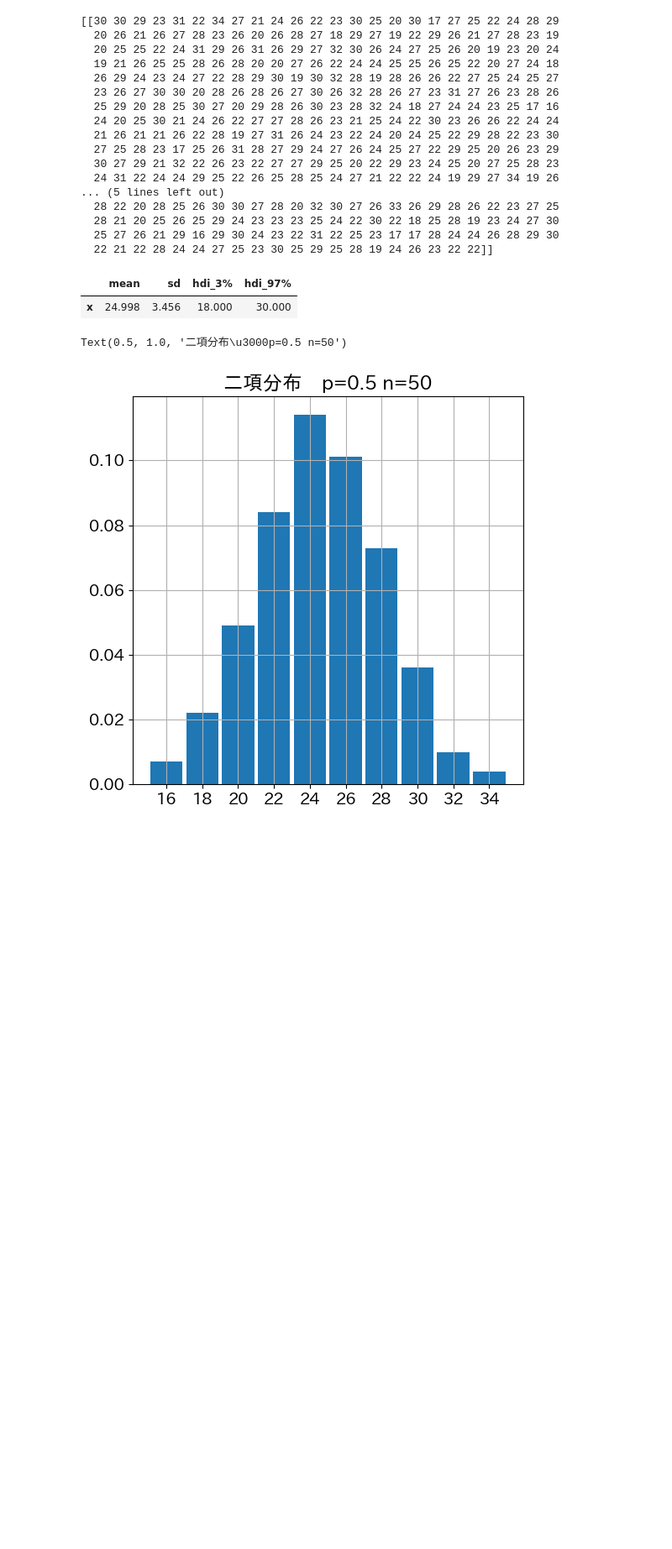
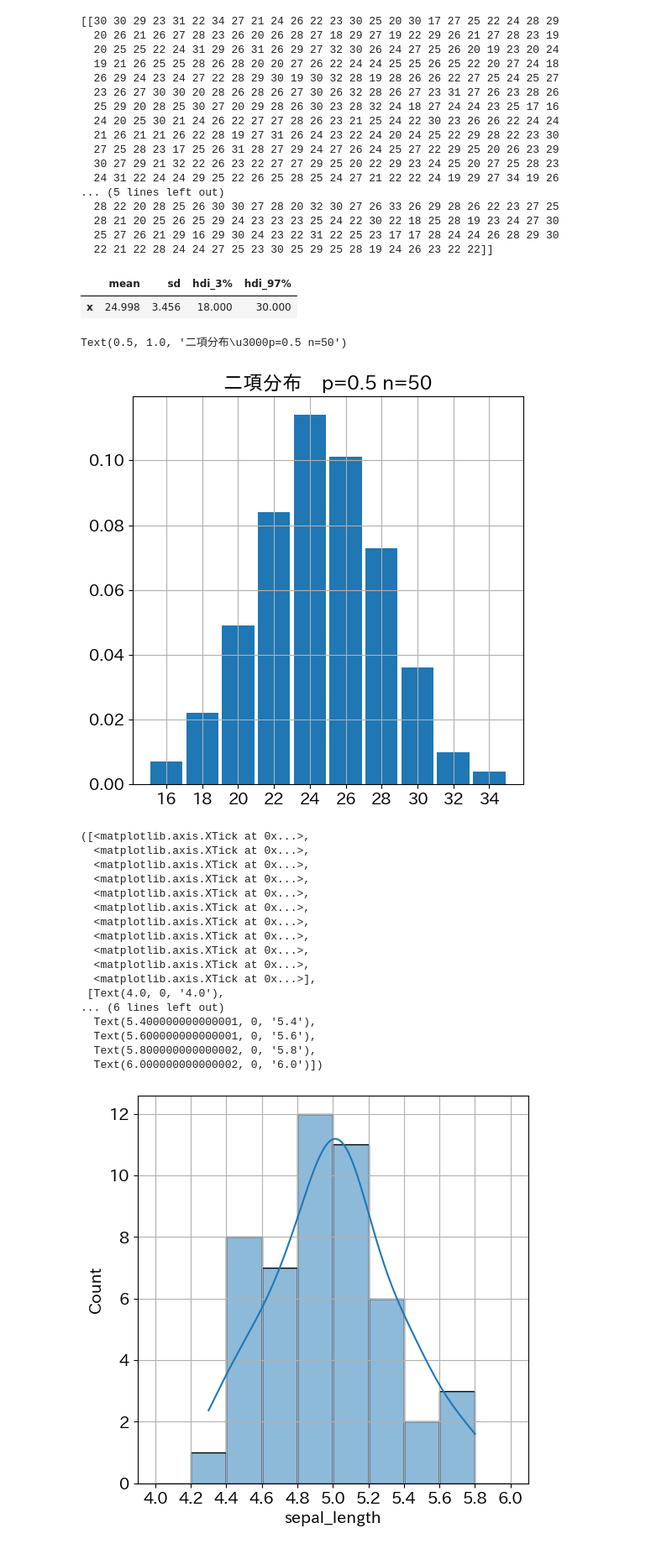
Before and after one commit to maton369/Bayesian_Inference_Practice, a Jupyter notebook: 2章_よく利用される確率分布.ipynb, the cells around one changed output. Shown: that part at 84% size. Saved outputs shown, nothing was run; the diff lists cells and outputs as text; code cells hidden in the pictures; blank space fills up the shorter version.

```diff
--- a/2章_よく利用される確率分布.ipynb
+++ b/2章_よく利用される確率分布.ipynb
@@ -630,3 +630,81 @@ Sampling: [x]
 | x | 24.998 | 3.456 | 18.000 | 30.000 |
 Text(0.5, 1.0, '二項分布\u3000p=0.5 n=50')
 [figure]
+# %%
+# アイリスデータセットの読み込み
+# seaborn の load_dataset('iris') は、Fisher の有名なアイリスデータセットを返す。
+# このデータは、花びら・がく片の「長さ」「幅」と「品種（species）」の 4 + 1 変数からなる
+# 多変量データであり、統計・機械学習の入門で頻出する。
+# 理論的には、連続変数（sepal_length, sepal_width, petal_length, petal_width）と
+# カテゴリ変数（species）からなるサンプル集合
+#   { (x_i, y_i) }_{i=1}^n
+# を観測しているとみなせる。
+df = sns.load_dataset("iris")
+
+# setosaの行のみ抽出
+# ここでは「品種が setosa である」という条件付き分布を取り出している。
+# すなわち、元の標本集合 { (x_i, y_i) } から y_i = "setosa" を満たすサンプルだけを抽出し、
+# 「品種を setosa に固定したときの sepal_length の分布」を見ていることになる。
+# 理論的には、元の確率変数を (X, Y) としたときに、
+#   条件付き分布  X | (Y = setosa)
+# の実現値だけを集めて、その経験分布を解析していると解釈できる。
+df1 = df.query('species == "setosa"')
+
+# bins の設定
+# np.arange(4.0, 6.2, 0.2) により、[4.0, 6.0] を幅 0.2 の区間に区切るビン境界を定義している。
+# 連続変数 X = sepal_length を histogram で可視化する場合、
+#   各ビン [a_j, a_{j+1}) の中に落ちた標本の個数を数え、
+#   それを標本数 n で割ることで経験的な「確率」を近似する。
+# ビン幅を Δx とすると、密度関数 f(x) に対して
+#   P(a_j ≤ X < a_{j+1}) ≒ f(ξ_j) Δx   （ξ_j は区間内のどこかの点）
+# という関係があるので、ビン内の相対頻度を Δx で割ることで
+# 「確率密度」の近似が得られる（標本数 n を大きくし、ビン幅 Δx を小さくすると、
+# 大数の法則のもとで真の密度関数に近づいていく）。
+bins = np.arange(4.0, 6.2, 0.2)
+
+# 分布の確認
+# sns.histplot は、指定された変数のヒストグラムを描画する。
+# ここでは df1（setosa のみ）に対して x='sepal_length' を指定しているので、
+#   X = sepal_length | (species = setosa)
+# という「条件付き連続確率変数 X」の経験分布を可視化していることになる。
+# 引数 bins=bins でビン境界を上で定義したものに固定しているため、
+# 各ビン [4.0, 4.2), [4.2, 4.4), ... といった区間ごとの頻度を比較できる。
+#
+# kde=True により、カーネル密度推定（Kernel Density Estimation）がヒストグラムの上に重ねて描画される。
+# KDE は、標本 {x_i} から連続な確率密度関数 f(x) を推定する非パラメトリックな方法であり、
+#
+#   f̂(x) = (1 / (n h)) Σ K((x - x_i) / h)
+#
+# のように、各標本点の周りにカーネル関数 K（例えばガウス分布）を置いて平滑化したものを合計する。
+# 理論的には、標本数 n → ∞, バンド幅 h → 0 を適切な速度で取りつつ、
+# いくつかの正則性条件を満たせば f̂(x) は真の密度 f(x) に収束することが知られている。
+# したがって、このプロットは
+#   - 棒グラフ: 実際の標本から得られる経験的な頻度（離散的な近似）
+#   - 曲線（KDE）: 連続的な密度関数の推定
+# を同時に見せることで、setosa の sepal_length がどのあたりに集中しているかを
+# 直感的に理解するためのものになっている。
+sns.histplot(df1, x="sepal_length", bins=bins, kde=True)
+
+# x 軸の目盛りを bins の境界に合わせて設定している。
+# これにより、ヒストグラムの各棒と x 軸の目盛りが 1 対 1 に対応し、
+# 「どの区間にどれくらいの標本が来ているか」を読み取りやすくしている。
+plt.xticks(bins)
+# %% [output]
+([<matplotlib.axis.XTick at 0x...>,
+  <matplotlib.axis.XTick at 0x...>,
+  <matplotlib.axis.XTick at 0x...>,
+  <matplotlib.axis.XTick at 0x...>,
+  <matplotlib.axis.XTick at 0x...>,
+  <matplotlib.axis.XTick at 0x...>,
+  <matplotlib.axis.XTick at 0x...>,
+  <matplotlib.axis.XTick at 0x...>,
+  <matplotlib.axis.XTick at 0x...>,
+  <matplotlib.axis.XTick at 0x...>,
+  <matplotlib.axis.XTick at 0x...>],
+ [Text(4.0, 0, '4.0'),
+... (6 lines left out)
+  Text(5.400000000000001, 0, '5.4'),
+  Text(5.600000000000001, 0, '5.6'),
+  Text(5.800000000000002, 0, '5.8'),
+  Text(6.000000000000002, 0, '6.0')])
+[figure, added]
```
Also changed, not shown: parts of 7 cells of this notebook.
